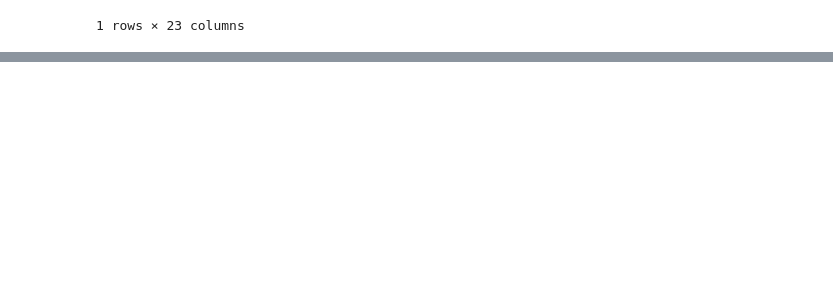
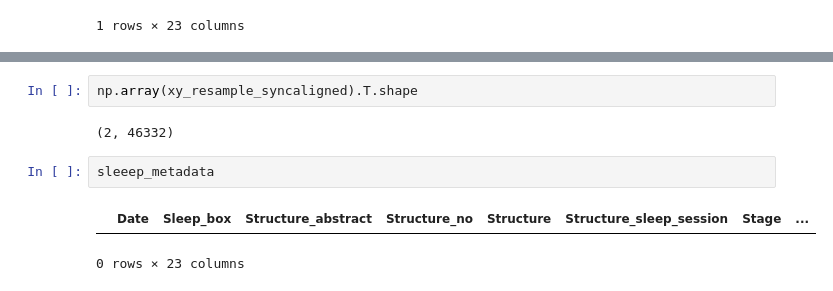
Before and after one commit to AdamLoydHarris/mEC_preprocessing, a Jupyter notebook: ephys_alignment.ipynb, the cells around one changed output, grey strips where cells are left out. Cells and saved outputs as stored; diff of their text form; blank space fills up the shorter version.

```diff
--- a/ephys_alignment.ipynb
+++ b/ephys_alignment.ipynb
@@ -1556,0 +2737,9 @@ All sessions binned and firing-rate-filtered. Final # of clusters: 40
+# %%
+np.array(xy_resample_syncaligned).T.shape
+# %% [output]
+(2, 46332)
+# %%
+sleeep_metadata
+# %% [output]
+|  | Date | Sleep_box | Structure_abstract | Structure_no | Structure | Structure_sleep_session | Stage | ... |
+0 rows × 23 columns
```
Also changed, not shown: parts of 13 cells of this notebook, 3 other files.
